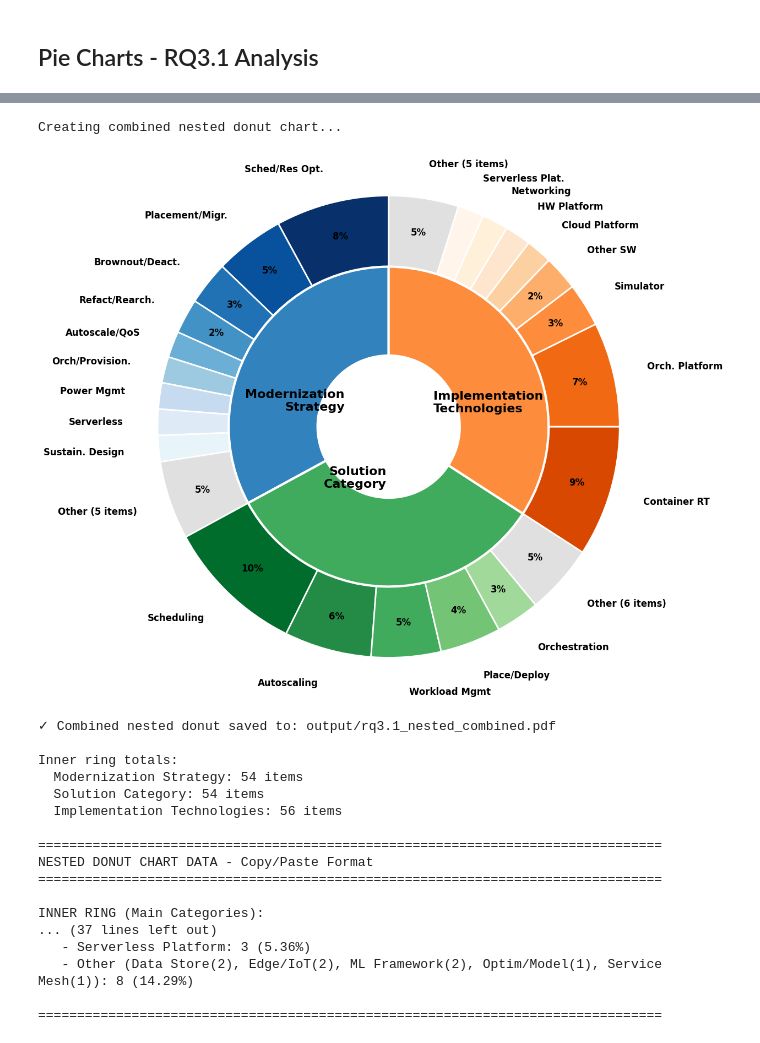
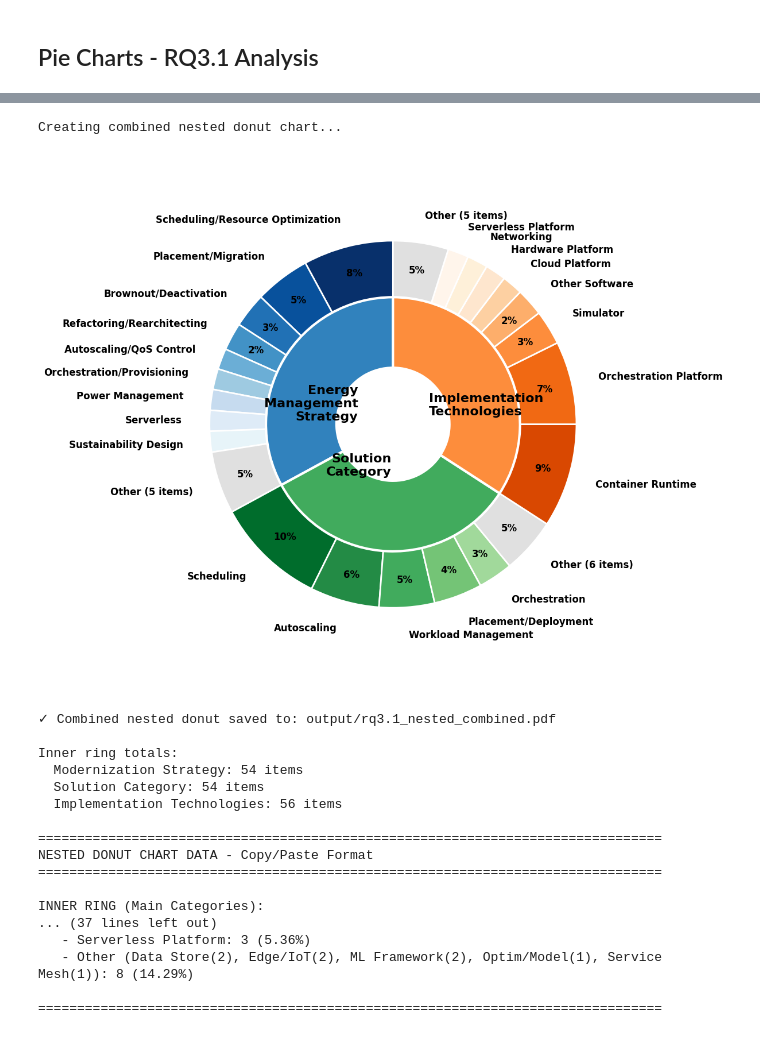
Before and after one commit to eoanodea/slr, a Jupyter notebook: 6-data-visualisation/rq3/rq3.1.generate.ipynb, the cells around one changed output, grey strips where cells are left out. Cells and saved outputs as stored; diff of their text form; code cells hidden in the pictures.

Commit message:
removing short hand labels

```diff
--- a/6-data-visualisation/rq3/rq3.1.generate.ipynb
+++ b/6-data-visualisation/rq3/rq3.1.generate.ipynb
@@ -312,27 +312,27 @@ print("\nCreating combined nested donut chart...")
 
 # Prepare data for nested donut
 # Inner ring: three main categories
-inner_labels = ['Modernization\nStrategy', 'Solution\nCategory', 'Implementation\nTechnologies']
+inner_labels = ['Energy\nManagement\nStrategy', 'Solution\nCategory', 'Implementation\nTechnologies']
 inner_sizes = [54, 54, 56]  # Total counts for each category
 inner_colors = ['#3182bd', '#41ab5d', '#fd8d3c']
 
 # Outer ring: Items with >=3 occurrences + Other (simplified for academic paper)
 outer_labels = (
-    # ModernizationStrategy (9 items >= 3 + other)
-    ['Sched/Res Opt.', 'Placement/Migr.', 'Brownout/Deact.', 'Refact/Rearch.',
-     'Autoscale/QoS', 'Orch/Provision.', 'Power Mgmt', 'Serverless',
-     'Sustain. Design', 'Other (5 items)'] +
+    # EnergyManagementStrategy (9 items >= 3 + other)
+    ['Scheduling/Resource Optimization', 'Placement/Migration', 'Brownout/Deactivation', 'Refactoring/Rearchitecting',
+     'Autoscaling/QoS Control', 'Orchestration/Provisioning', 'Power Management', 'Serverless',
+     'Sustainability Design', 'Other (5 items)'] +
     # SolutionCategory (5 items >= 3 + other)
-    ['Scheduling', 'Autoscaling', 'Workload Mgmt', 'Place/Deploy',
+    ['Scheduling', 'Autoscaling', 'Workload Management', 'Placement/Deployment',
      'Orchestration', 'Other (6 items)'] +
     # ImplementationTechnologies (8 items >= 3 + other)
-    ['Container RT', 'Orch. Platform', 'Simulator', 'Other SW',
-     'Cloud Platform', 'HW Platform', 'Networking', 'Serverless Plat.',
+    ['Container Runtime', 'Orchestration Platform', 'Simulator', 'Other Software',
+     'Cloud Platform', 'Hardware Platform', 'Networking', 'Serverless Platform',
      'Other (5 items)']
 )
 
 outer_sizes = (
-    # ModernizationStrategy: 9 items >= 3, other = 9 items (5×2 + 1×1)
+    # EnergyManagementStrategy: 9 items >= 3, other = 9 items (5×2 + 1×1)
     [13, 8, 5, 4, 3, 3, 3, 3, 3, 9] +
     # SolutionCategory: 5 items >= 3, other = 8 items (2×2 + 4×1)
     [16, 10, 8, 7, 5, 8] +
@@ -342,7 +342,7 @@ outer_sizes = (
 
 # Colors for outer ring - gradient within each category
 outer_colors = (
-    # ModernizationStrategy - blue gradient (10 colors, darker to lighter)
+    # EnergyManagementStrategy - blue gradient (10 colors, darker to lighter)
     ['#08306b', '#08519c', '#2171b5', '#4292c6', '#6baed6', '#9ecae1',
      '#c6dbef', '#deebf7', '#e7f4f9', '#e0e0e0'] +
     # SolutionCategory - green gradient (6 colors, darker to lighter)
@@ -409,38 +409,38 @@ for label, size in zip(inner_labels, inner_sizes):
 print("\n\nOUTER RING (Subcategories by Main Category):")
 print("-" * 40)
 
-print("\n1. MODERNIZATION STRATEGY (54 items total - Items ≥3 + Other):")
+print("\n1. ENERGY MANAGEMENT STRATEGY (54 items total - Items ≥3 + Other):")
 ms_labels = ['Scheduling/Resource Optimization', 'Placement/Migration', 'Brownout/Deactivation',
              'Refactoring/Rearchitecting', 'Autoscaling/QoS Control', 'Orchestration/Provisioning',
              'Power Management/DVFS', 'Serverless Adoption', 'Sustainability By Design',
              'Other (HW Redesign(2), Offloading(2), Redund/Dupl(2), Workload Batch(2), Comm Reconfig(1))']
 ms_sizes = [13, 8, 5, 4, 3, 3, 3, 3, 3, 9]
 for label, size in zip(ms_labels, ms_sizes):
     pct = (size / 54) * 100
     print(f"   - {label}: {size} ({pct:.2f}%)")
 
 print("\n2. SOLUTION CATEGORY (54 items total - Items ≥3 + Other):")
 sc_labels = ['Scheduling', 'Autoscaling', 'Workload Management', 'Placement/Deployment',
              'Orchestration',
              'Other (Power Mgmt(2), Redund/Repl(2), Code Opt(1), Security Adapt(1), Sustain Deploy(1), Workload Batch(1))']
 sc_sizes = [16, 10, 8, 7, 5, 8]
 for label, size in zip(sc_labels, sc_sizes):
     pct = (size / 54) * 100
     print(f"   - {label}: {size} ({pct:.2f}%)")
 
 print("\n3. IMPLEMENTATION TECHNOLOGIES (56 items total - Items ≥3 + Other):")
 it_labels = ['Container Runtime', 'Orchestration Platform', 'Simulator', 'Other Software',
              'Cloud Platform', 'Hardware Platform', 'Networking Tech', 'Serverless Platform',
              'Other (Data Store(2), Edge/IoT(2), ML Framework(2), Optim/Model(1), Service Mesh(1))']
 it_sizes = [15, 12, 5, 4, 3, 3, 3, 3, 8]
 for label, size in zip(it_labels, it_sizes):
     pct = (size / 56) * 100
     print(f"   - {label}: {size} ({pct:.2f}%)")
 
 print("\n" + "="*80)
 # %% [output]
 Creating combined nested donut chart...
-[figure, old version]
+[figure, new version]
 ✓ Combined nested donut saved to: output/rq3.1_nested_combined.pdf
 
 Inner ring totals:
```
Also changed, not shown: parts of 1 cell of this notebook, 11 other files.
